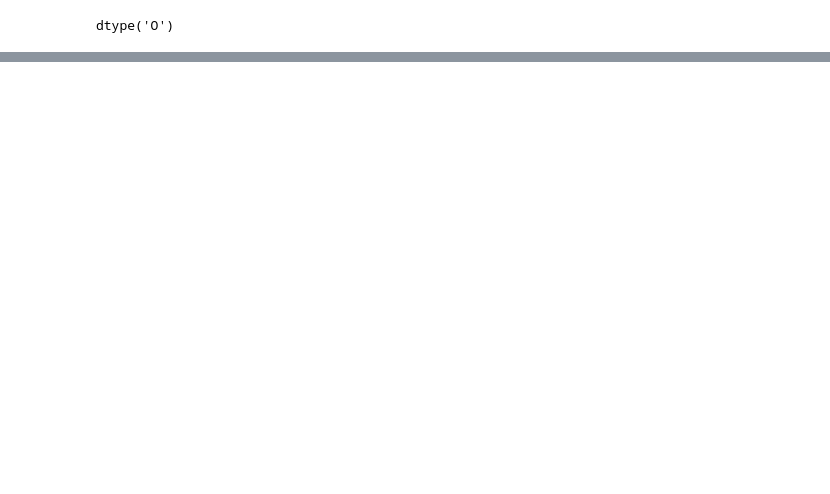
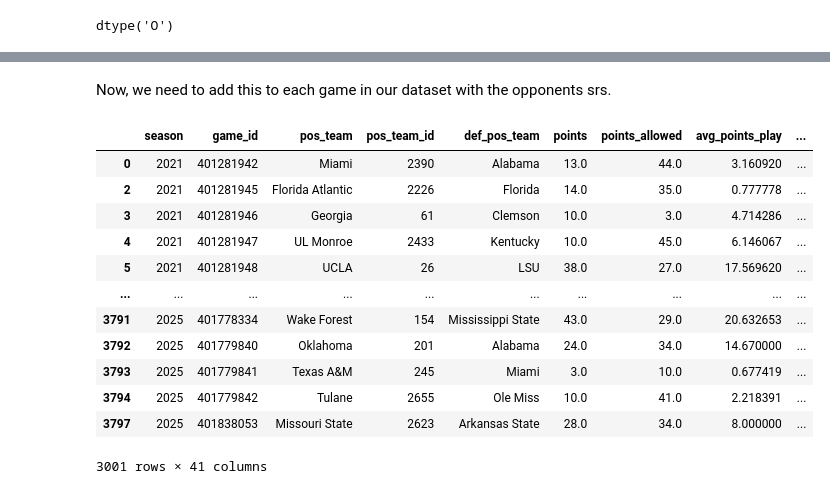
Before and after one commit to ahaze65/SPOA_4001_HW4, a Jupyter notebook: models.ipynb, the cells around one changed output, grey strips where cells are left out. Drawn from its saved outputs; the diff is of its cells as text; code cells hidden in the pictures; blank space fills up the shorter version.

```diff
--- a/models.ipynb
+++ b/models.ipynb
@@ -820 +857,20 @@ def parse_split_eff(eff_str, pos=0):
+# %%
+# Create all 'allowed' stats that we need
+agg_cfb_data['avg_points_play_allowed'] = agg_cfb_data.groupby('game_id')['avg_points_play'].transform(lambda x: x.sum() - x)
+
+agg_cfb_data['avg_yds_play_allowed'] = agg_cfb_data.groupby('game_id')['avg_yds_play'].transform(lambda x: x.sum() - x)
+
+agg_cfb_data['avg_rush_yds_play_allowed'] = agg_cfb_data.groupby('game_id')['avg_rush_yds_play'].transform(lambda x: x.sum() - x)
+
+agg_cfb_data['avg_turnovers_play_allowed'] = agg_cfb_data.groupby('game_id')['avg_turnovers_play'].transform(lambda x: x.sum() - x)
+
+agg_cfb_data['avg_net_passing_yards_play_allowed'] = agg_cfb_data.groupby('game_id')['avg_net_passing_yards_play'].transform(lambda x: x.sum() - x)
+
+agg_cfb_data['avg_first_downs_play_allowed'] = agg_cfb_data.groupby('game_id')['avg_first_downs_play'].transform(lambda x: x.sum() - x)
+
+agg_cfb_data['avg_third_down_conversion_play_allowed'] = agg_cfb_data.groupby('game_id')['avg_third_down_conversion_play'].transform(lambda x: x.sum() - x)
+
+agg_cfb_data['avg_penalty_yds_play_allowed'] = agg_cfb_data.groupby('game_id')['avg_penalty_yds_play'].transform(lambda x: x.sum() - x)
+
+agg_cfb_data['avg_play_duration_allowed'] = agg_cfb_data.groupby('game_id')['avg_play_duration'].transform(lambda x: x.sum() - x)
 # %%
@@ -874,13 +885,13 @@ for col in num_cols:
 # %%
 # Computing differentials
-df["turnover_margin"] = df["turnovers_allowed"] - df["turnovers"]
-df["pass_yards_diff"] = df["net_passing_yards"] - df["net_passing_yards_allowed"]
-df["rush_yards_diff"] = df["rushing_yards"] - df["rushing_yards_allowed"]
-df["first_downs_diff"] = df["first_downs"] - df["first_downs_allowed"]
-df["third_down_pct_diff"] = df["third_down_pct"] - df["third_down_pct_opp"]
-df["penalty_yards_diff"] = df["pen_yds"] - df["pen_yds_opp"]
-df["top_seconds_diff"] = df["top_sec"] - df["top_sec_opp"]
-df["is_home"] = (df["home_away"].str.lower() == "home").astype(int)
+df["turnover_margin"] = df["avg_turnovers_play_allowed"] - df["avg_turnovers_play"]
+df["pass_yards_diff"] = df["avg_net_passing_yards_play"] - df["avg_net_passing_yards_play_allowed"]
+df["rush_yards_diff"] = df["avg_rush_yds_play"] - df["avg_rush_yds_play_allowed"]
+df["first_downs_diff"] = df["avg_first_downs_play"] - df["avg_first_downs_play_allowed"]
+df["third_down_pct_diff"] = df['avg_third_down_conversion_play'] - df['avg_third_down_conversion_play_allowed']
+df["penalty_yards_diff"] = df['avg_penalty_yds_play'] - df['avg_penalty_yds_play_allowed']
+df["top_seconds_diff"] = df['avg_play_duration'] - df['avg_play_duration_allowed']
+df["is_home"] = (df["pos_team"] == df['home_team']).astype(int)
 
 # Filter every 2nd row to prevent double-counting full game perspectives
 cfb_diff = df.iloc[1::2].reset_index(drop=True)
@@ -894,0 +984,18 @@ cfb_diff.head()
+# %% [markdown]
+Now, we need to add this to each game in our dataset with the opponents srs.
+# %%
+cfb_diff
+# %% [output]
+|  | season | game_id | pos_team | pos_team_id | def_pos_team | points | points_allowed | avg_points_play | ... |
+| 0 | 2021 | 401281942 | Miami | 2390 | Alabama | 13.0 | 44.0 | 3.160920 | ... |
+| 2 | 2021 | 401281945 | Florida Atlantic | 2226 | Florida | 14.0 | 35.0 | 0.777778 | ... |
+| 3 | 2021 | 401281946 | Georgia | 61 | Clemson | 10.0 | 3.0 | 4.714286 | ... |
+| 4 | 2021 | 401281947 | UL Monroe | 2433 | Kentucky | 10.0 | 45.0 | 6.146067 | ... |
+| 5 | 2021 | 401281948 | UCLA | 26 | LSU | 38.0 | 27.0 | 17.569620 | ... |
+| ... | ... | ... | ... | ... | ... | ... | ... | ... | ... |
+| 3791 | 2025 | 401778334 | Wake Forest | 154 | Mississippi State | 43.0 | 29.0 | 20.632653 | ... |
+| 3792 | 2025 | 401779840 | Oklahoma | 201 | Alabama | 24.0 | 34.0 | 14.670000 | ... |
+| 3793 | 2025 | 401779841 | Texas A&M | 245 | Miami | 3.0 | 10.0 | 0.677419 | ... |
+| 3794 | 2025 | 401779842 | Tulane | 2655 | Ole Miss | 10.0 | 41.0 | 2.218391 | ... |
+| 3797 | 2025 | 401838053 | Missouri State | 2623 | Arkansas State | 28.0 | 34.0 | 8.000000 | ... |
+3001 rows × 41 columns
```
Also changed, not shown: parts of 30 cells of this notebook.
